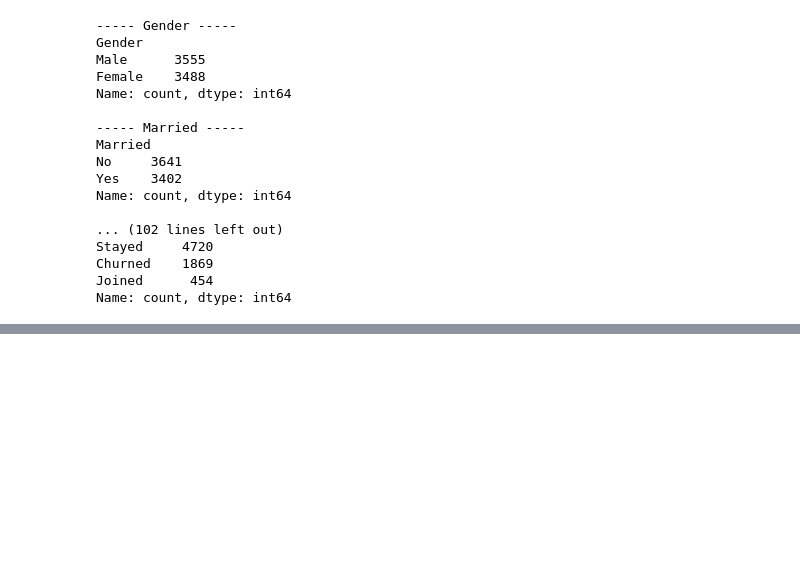
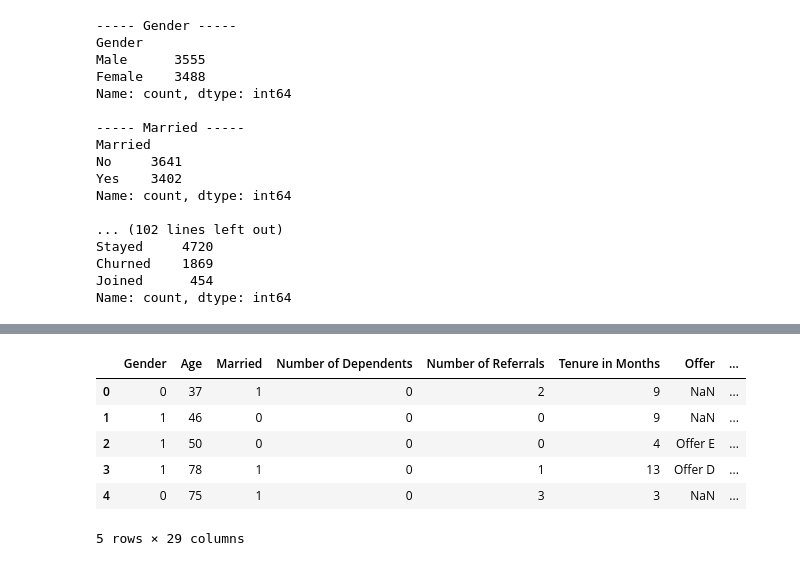
Before and after one commit to ngg1016/ENGE707-2026-S2-Low-Battery, a Jupyter notebook: notebooks/Telecom_AI.ipynb, the cells around one changed output, grey strips where cells are left out. Saved outputs shown, nothing was run; the diff lists cells and outputs as text; code cells hidden in the pictures; blank space fills up the shorter version.

```diff
--- a/notebooks/Telecom_AI.ipynb
+++ b/notebooks/Telecom_AI.ipynb
@@ -293,0 +446,10 @@ Name: count, dtype: int64
+# %%
+df.head()
+# %% [output]
+|  | Gender | Age | Married | Number of Dependents | Number of Referrals | Tenure in Months | Offer | ... |
+| 0 | 0 | 37 | 1 | 0 | 2 | 9 | NaN | ... |
+| 1 | 1 | 46 | 0 | 0 | 0 | 9 | NaN | ... |
+| 2 | 1 | 50 | 0 | 0 | 0 | 4 | Offer E | ... |
+| 3 | 1 | 78 | 1 | 0 | 1 | 13 | Offer D | ... |
+| 4 | 0 | 75 | 1 | 0 | 3 | 3 | NaN | ... |
+5 rows × 29 columns
```
Also changed, not shown: parts of 2 cells of this notebook.
